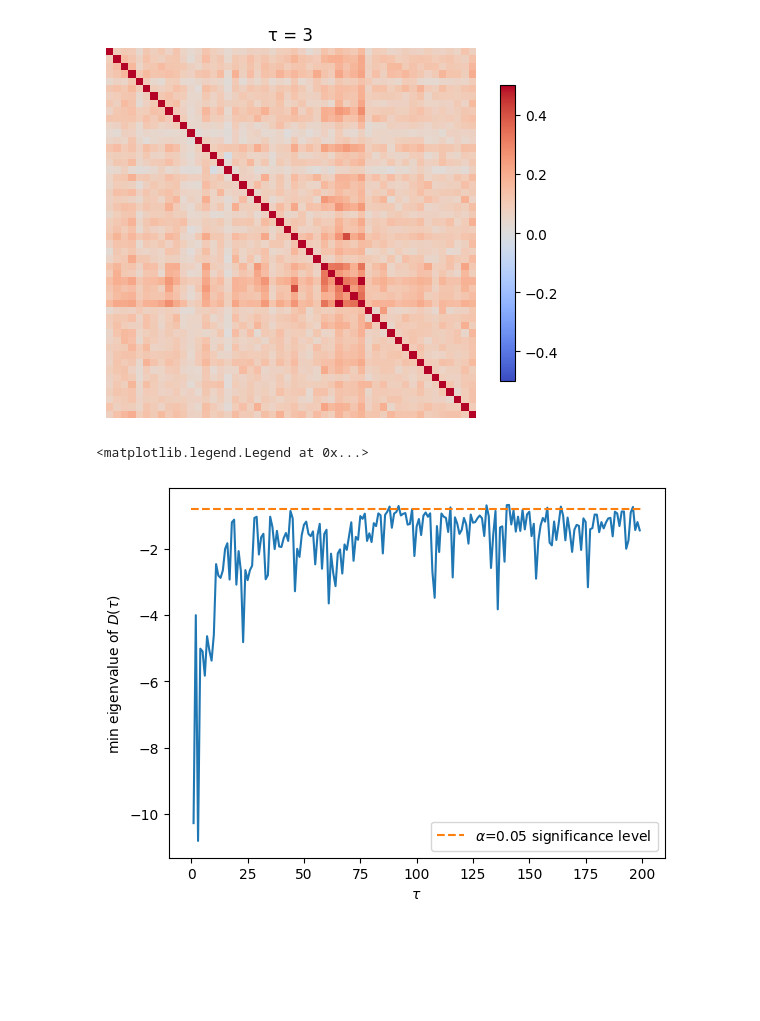
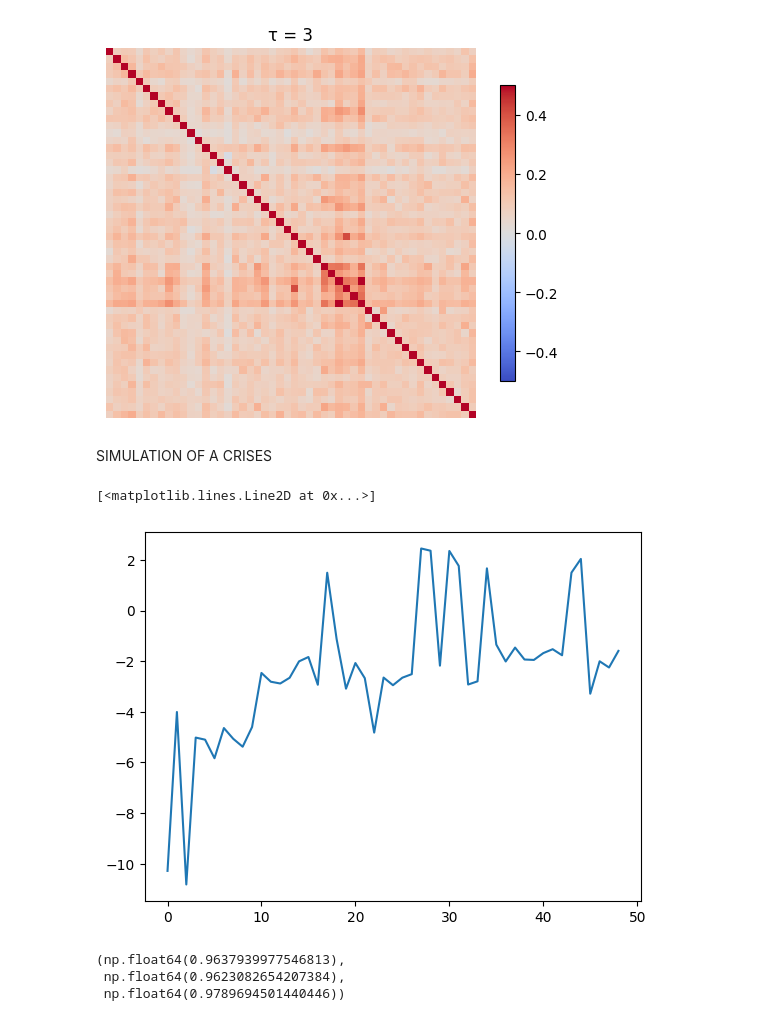
Before and after one commit to megi2601/physics_masters, a Jupyter notebook: code/principal_regression_analysis.ipynb, the cells around one changed output. Saved outputs shown, nothing was run; the diff lists cells and outputs as text; code cells hidden in the pictures; blank space fills up the shorter version.

```diff
--- a/code/principal_regression_analysis.ipynb
+++ b/code/principal_regression_analysis.ipynb
@@ -350,13 +350,51 @@ cb = fig.colorbar(sm, ax=ax, orientation='vertical', shrink=0.8)
 plt.show()
 # %% [output]
 [figure]
-# %%
-plt.plot(range(1, 200), min_eigvals)
-plt.xlabel(r'$\tau$')
-plt.ylabel(r'min eigenvalue of $D(\tau)$')
-q = np.quantile(read_eigvals('gpw_random_I_eigenvals').min(axis=1).values, 0.05)
-plt.plot([-.1, 200], [q, q], '--', label=r'$\alpha$=0.05 significance level')
-plt.legend()
-# %% [output]
-<matplotlib.legend.Legend at 0x...>
-[figure, removed]
+# %% [markdown]
+SIMULATION OF A CRISES
+# %%
+corr_m = df_concat_gpw.corr()
+N = corr_m.shape[1]
+uniform = np.full(N, 1) / np.sqrt(N)
+
+
+vals, vecs = np.linalg.eig(corr_m)
+n =  np.argmax(np.abs(vals))
+lambd = vals[n]
+v = vecs[:, n]
+sgn = np.sign(v@uniform)
+market_mode = sgn*v
+
+matrices = [read_D_matrix('GPW', tau) for tau in range(1, 50)]
+eigvecs, eigvals = [], []
+for m in matrices:
+    vals, vecs = np.linalg.eig(m)
+    n =  np.argmax(np.abs(vals))
+    lambd = vals[n]
+    v = vecs[:, n]
+    sgn = np.sign(v@market_mode)
+    eigvecs.append(sgn*v)
+    eigvals.append(lambd)
+
+
+#lagged_vecs = [np.linalg.eig(m)[1][:, np.argmin(np.linalg.eig(m)[0])] for m in matrices]
+#lagged_vecs = [np.abs(v) for v in lagged_vecs]
+
+# plt.plot(range(1, 50), [np.abs(v @ market_mode )for v in lagged_vecs])
+plt.plot(eigvals)
+# %% [output]
+[<matplotlib.lines.Line2D at 0x...>]
+[figure, added]
+# %%
+vals2, vecs2 = np.linalg.eig(corr_m -0.7*matrices[1])
+n2 =  np.argmax(np.abs(vals))
+lambd2 = vals2[n2]
+v2 = vecs2[:, n2]
+sgn2 = np.sign(v2@uniform)
+v2 = sgn2*v2
+
+uniform @ v2, uniform @ market_mode, v2 @ market_mode
+# %% [output]
+(np.float64(0.9637939977546813),
+ np.float64(0.9623082654207384),
+ np.float64(0.9789694501440446))
```
Also changed, not shown: parts of 1 cell of this notebook, 2 other files.
